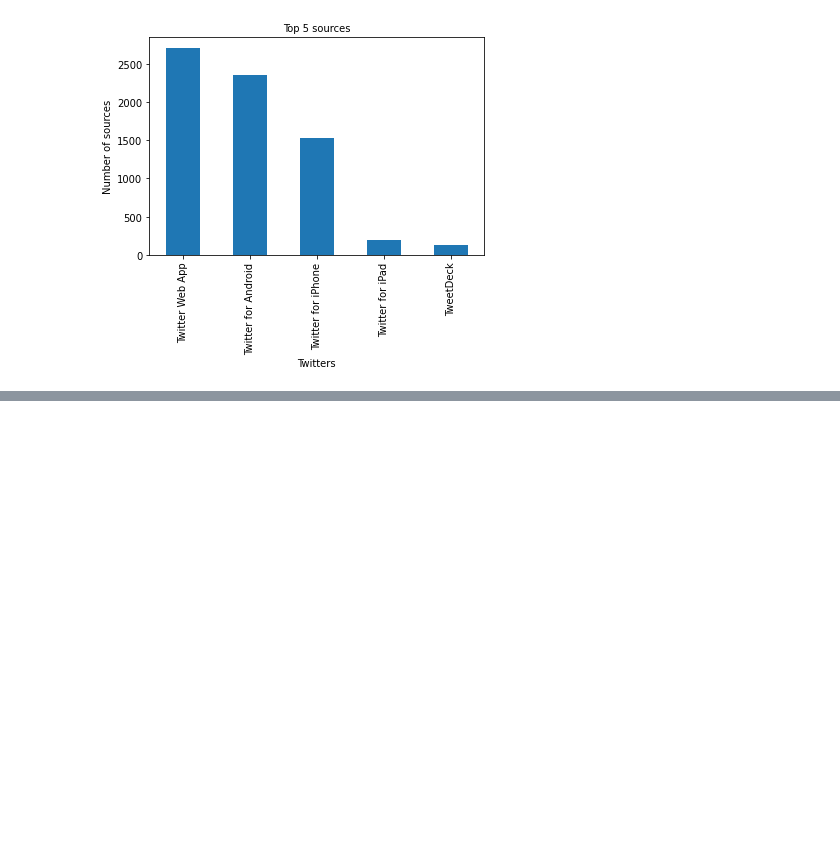
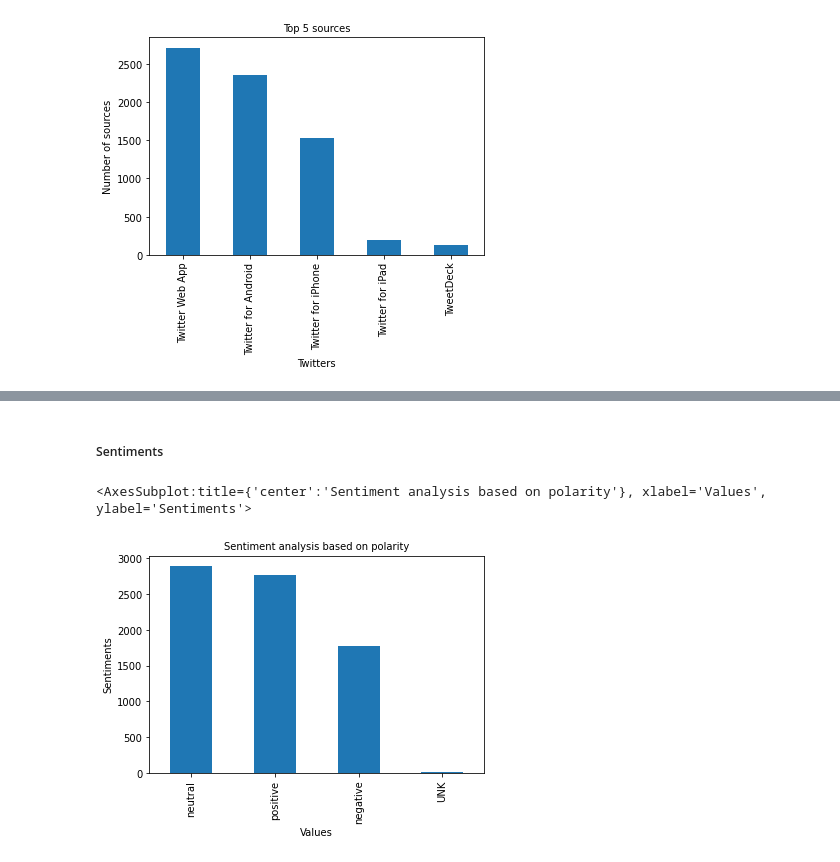
Before and after one commit to Fisseha-Estifanos/Twitter-Data-Analysis, a Jupyter notebook: notebooks/EDA.ipynb, the cells around one changed output, grey strips where cells are left out. Saved outputs shown, nothing was run; the diff lists cells and outputs as text; code cells hidden in the pictures; blank space fills up the shorter version.

Commit message:
Eda: until sentiment analysis

```diff
--- a/notebooks/EDA.ipynb
+++ b/notebooks/EDA.ipynb
@@ -32,3 +32,5 @@ tweets_df.head(10)
 | 7 | 2022-08-07 22:30:59+00:00 | Twitter for Android | RT @ChinaInfo777: #PinkFloyd sing... | 0.000000e+00 | 0.000000 | en | 10 | 24102 | ... |
 | 8 | 2022-08-07 22:30:50+00:00 | Twitter for Android | RT @AmbQinGang: China's SC&amp;FM... | 0.000000e+00 | 0.000000 | en | 1221 | 630 | ... |
 | 9 | 2022-08-07 22:30:45+00:00 | Twitter Web App | RT @CGMeifangZhang: Chinese ambas... | 2.000000e-01 | 0.375000 | en | 49 | 107188 | ... |
+# %%
+cleaner = Clean_Tweets(tweets_df.copy())
@@ -196,0 +231,17 @@ tweets_df.source.value_counts()[:5].plot(ax=ax, kind='bar')
+# %% [markdown]
+##### Sentiments
+# %%
+pols = cleaner.text_category(series= tweets_df.polarity)
+pols = pd.Series(pols)
+
+# top 5 sources of users
+fig, ax = plt.subplots()
+ax.tick_params(axis='x', labelsize=10)
+ax.tick_params(axis='y', labelsize=10)
+ax.set_xlabel('Values', fontsize=10)
+ax.set_ylabel('Sentiments' , fontsize=10)
+ax.set_title('Sentiment analysis based on polarity', fontsize=10)
+pols.value_counts().plot(ax=ax, kind='bar')
+# %% [output]
+<AxesSubplot:title={'center':'Sentiment analysis based on polarity'}, xlabel='Values', ylabel='Sentiments'>
+[figure, added]
```
Also changed, not shown: parts of 9 cells of this notebook.
